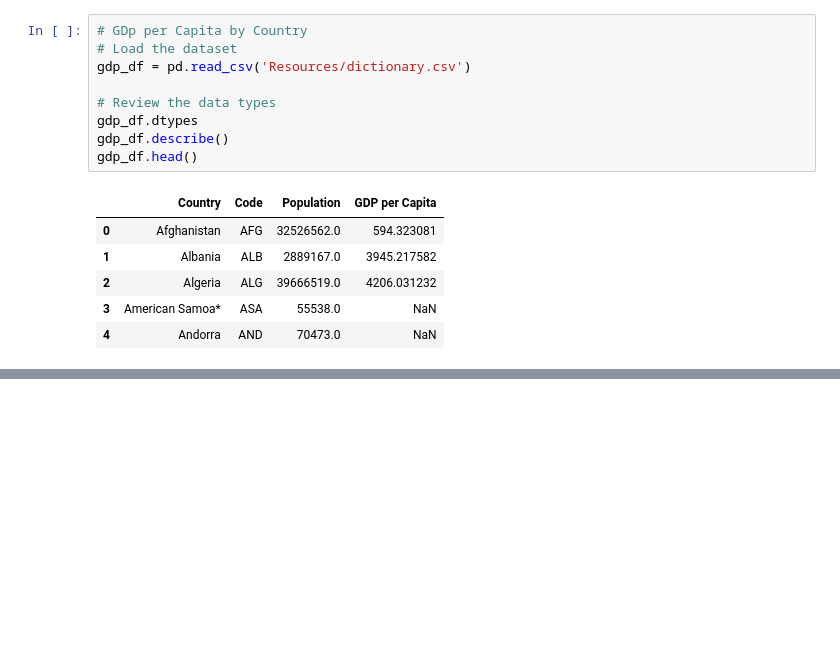
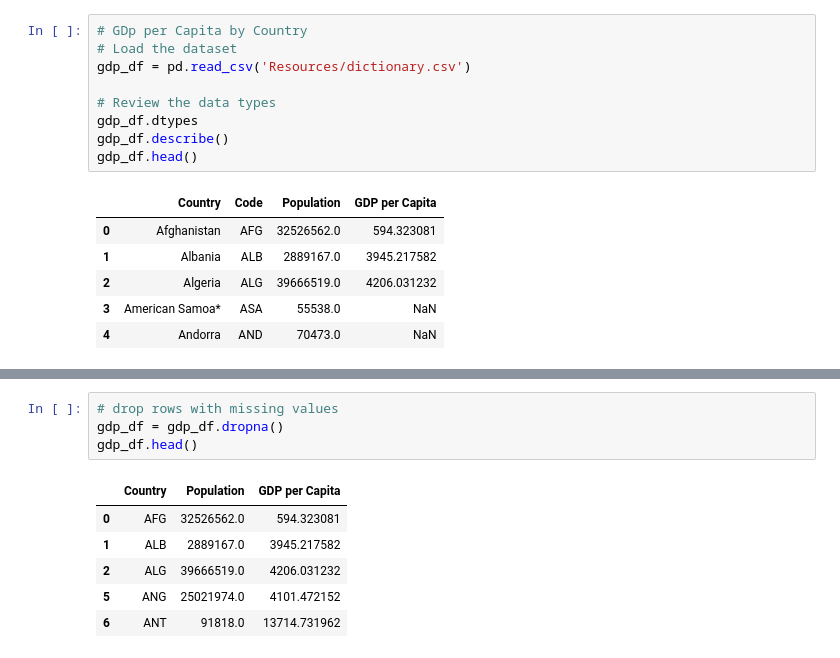
Before and after one commit to AdebolaShelby/Project-1, a Jupyter notebook: project-v1.ipynb, the cells around one changed output, grey strips where cells are left out. Cells and saved outputs as stored; diff of their text form; blank space fills up the shorter version.

```diff
--- a/project-v1.ipynb
+++ b/project-v1.ipynb
@@ -672,3 +716,14 @@ gdp_df.head()
+# %%
+# drop rows with missing values
+gdp_df = gdp_df.dropna()
+gdp_df.head()
+# %% [output]
+|  | Country | Population | GDP per Capita |
+| 0 | AFG | 32526562.0 | 594.323081 |
+| 1 | ALB | 2889167.0 | 3945.217582 |
+| 2 | ALG | 39666519.0 | 4206.031232 |
+| 5 | ANG | 25021974.0 | 4101.472152 |
+| 6 | ANT | 91818.0 | 13714.731962 |
 # %%
 # Merge the datasets
 merged_df = pd.merge(summer_df, gdp_df, on='Country', how='left')
```
Also changed, not shown: parts of 22 cells of this notebook, 14 other files.
